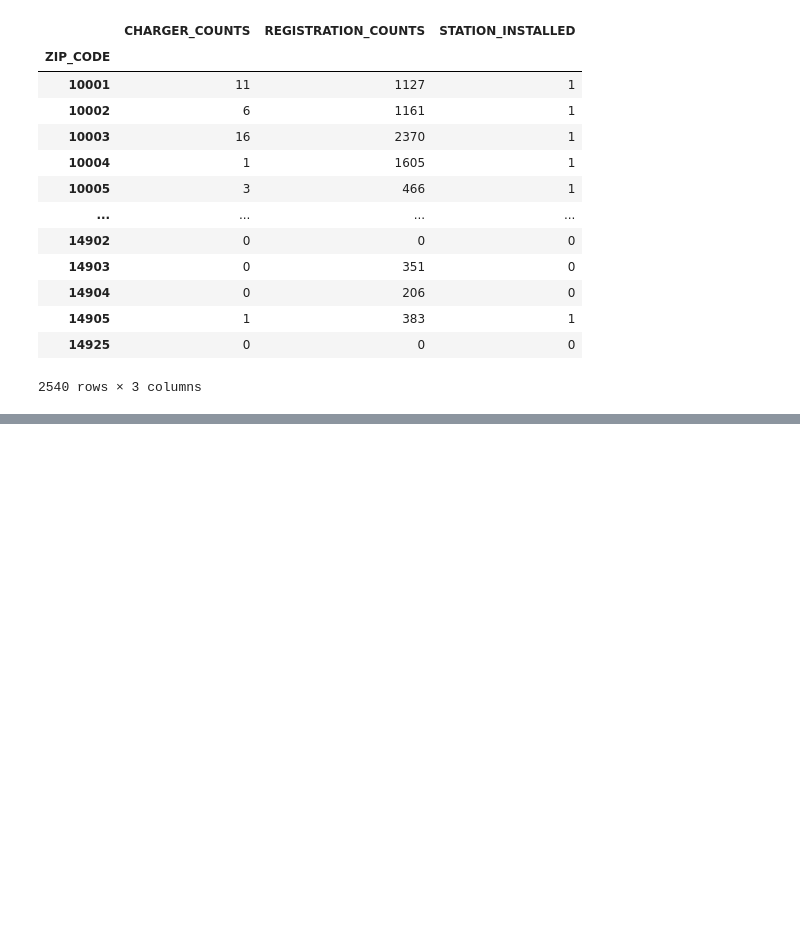
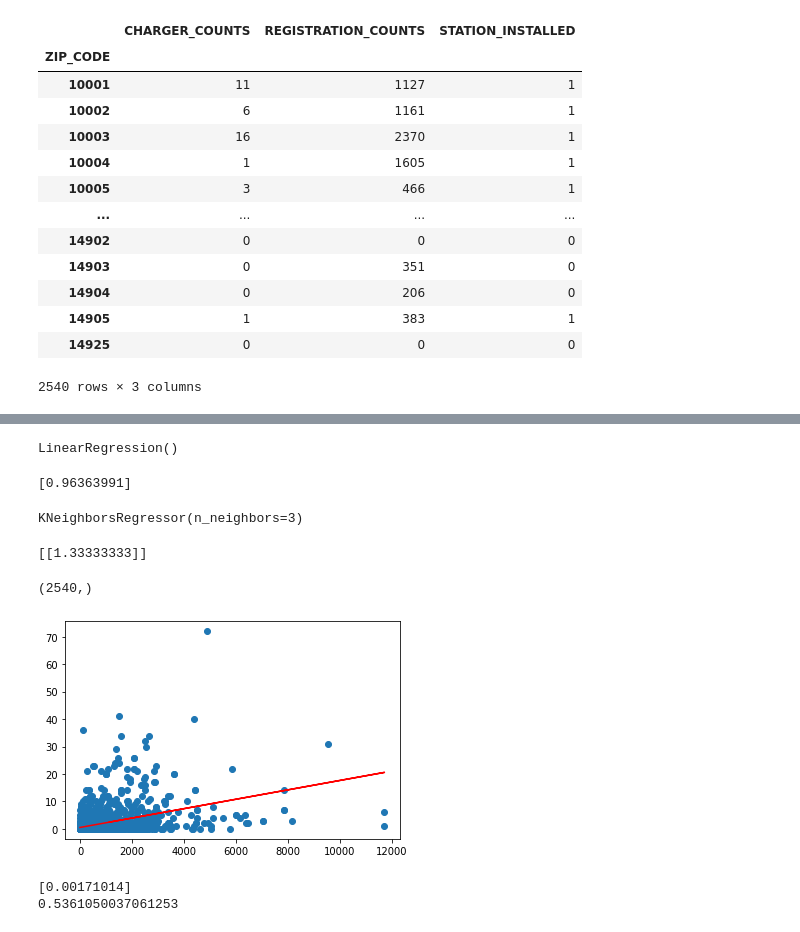
Before and after one commit to jmmadson/data_miners, a Jupyter notebook: ML_Model/data_miners_linear.ipynb, the cells around one changed output, grey strips where cells are left out. Saved outputs shown, nothing was run; the diff lists cells and outputs as text; code cells hidden in the pictures; blank space fills up the shorter version.

```diff
--- a/ML_Model/data_miners_svm.ipynb
+++ b/ML_Model/data_miners_linear.ipynb
@@ -342,3 +360,0 @@ ny_ml_df = ny_ev_df.drop(columns='CHARGER_COUNTS')
-# %%
-y = ny_ml_df['STATION_INSTALLED']
-X = ny_ml_df.drop(columns='STATION_INSTALLED')
@@ -393,0 +361,39 @@ weighted avg       0.79      0.80      0.78       635
+# %%
+model = LinearRegression()
+model.fit(X,y)
+# %% [output]
+LinearRegression()
+# %%
+X_new = [[250]]
+print(model.predict(X_new))
+# %% [output]
+[0.96363991]
+# %%
+# k-Nearest Neighbor
+import sklearn.neighbors
+neighbor_model = sklearn.neighbors.KNeighborsRegressor(n_neighbors=3)
+neighbor_model.fit(X,y)
+# %% [output]
+KNeighborsRegressor(n_neighbors=3)
+# %%
+X_neig_new = [[250]]
+print(neighbor_model.predict(X_neig_new))
+# %% [output]
+[[1.33333333]]
+# %%
+y_pred = model.predict(X)
+print(y_pred.shape)
+# %% [output]
+(2540,)
+# %%
+plt.scatter(X, y)
+plt.plot(X, y_pred, color='red')
+plt.show()
+# %% [output]
+[figure, added]
+# %%
+print(model.coef_)
+print(model.intercept_)
+# %% [output]
+[0.00171014]
+0.5361050037061253
```
Also changed, not shown: parts of 15 cells of this notebook.
